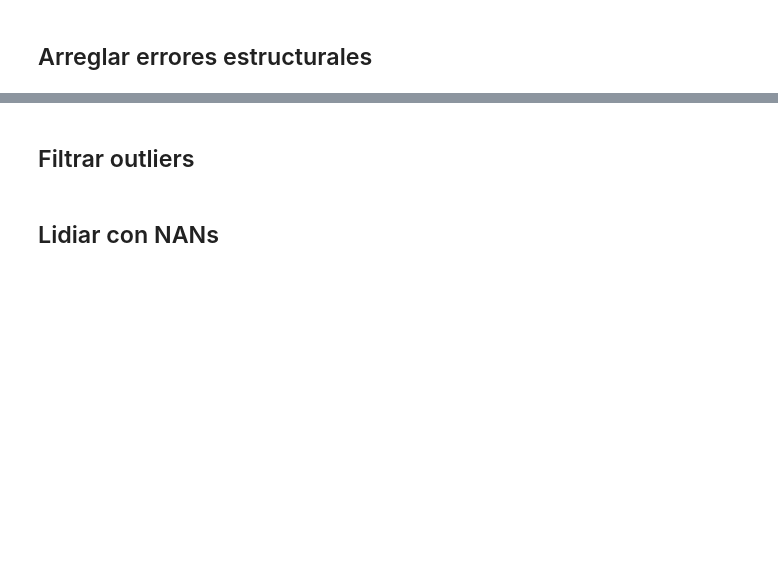
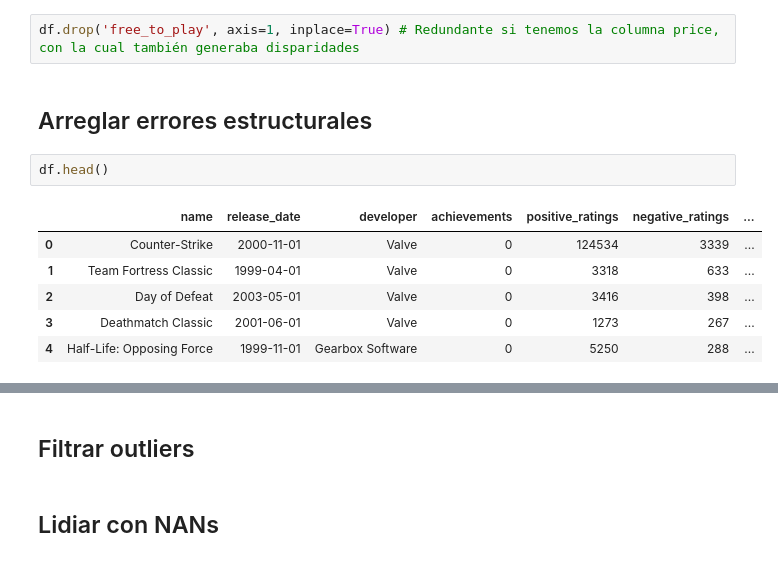
Before and after one commit to Facusc16/introduccion-a-la-ciencia-de-datos-reto-final, a Jupyter notebook: ProyectofinalVideojuegos.ipynb, the cells around one changed output, grey strips where cells are left out. Saved outputs shown, nothing was run; the diff lists cells and outputs as text; blank space fills up the shorter version.

```diff
--- a/ProyectofinalVideojuegos.ipynb
+++ b/ProyectofinalVideojuegos.ipynb
@@ -98,5 +85,16 @@ Index(['name', 'release_date', 'developer', 'achievements', 'positive_ratings',
        'adventure', 'rpg', 'simulation', 'strategy', 'racing', 'free_to_play',
        'early_access'],
       dtype='object')
+# %%
+df.drop('free_to_play', axis=1, inplace=True) # Redundante si tenemos la columna price, con la cual también generaba disparidades
 # %% [markdown]
 ## Arreglar errores estructurales
+# %%
+df.head()
+# %% [output]
+|  | name | release_date | developer | achievements | positive_ratings | negative_ratings | ... |
+| 0 | Counter-Strike | 2000-11-01 | Valve | 0 | 124534 | 3339 | ... |
+| 1 | Team Fortress Classic | 1999-04-01 | Valve | 0 | 3318 | 633 | ... |
+| 2 | Day of Defeat | 2003-05-01 | Valve | 0 | 3416 | 398 | ... |
+| 3 | Deathmatch Classic | 2001-06-01 | Valve | 0 | 1273 | 267 | ... |
+| 4 | Half-Life: Opposing Force | 1999-11-01 | Gearbox Software | 0 | 5250 | 288 | ... |
```
Also changed, not shown: parts of 41 cells of this notebook.
